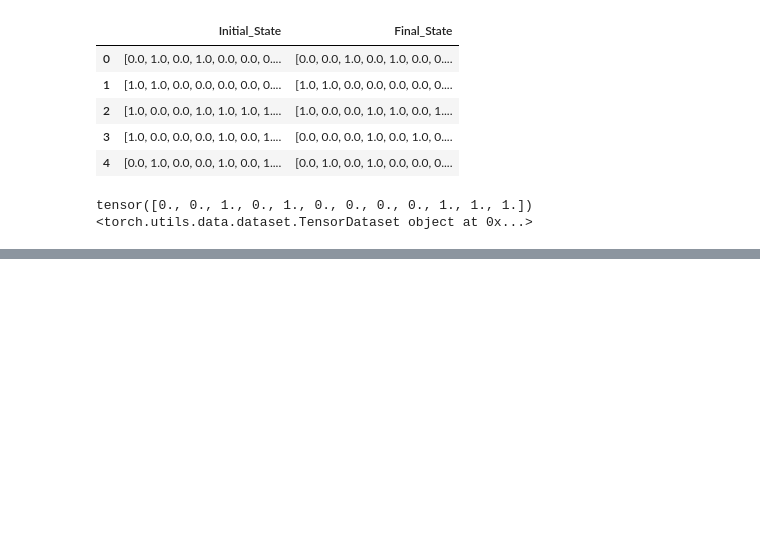
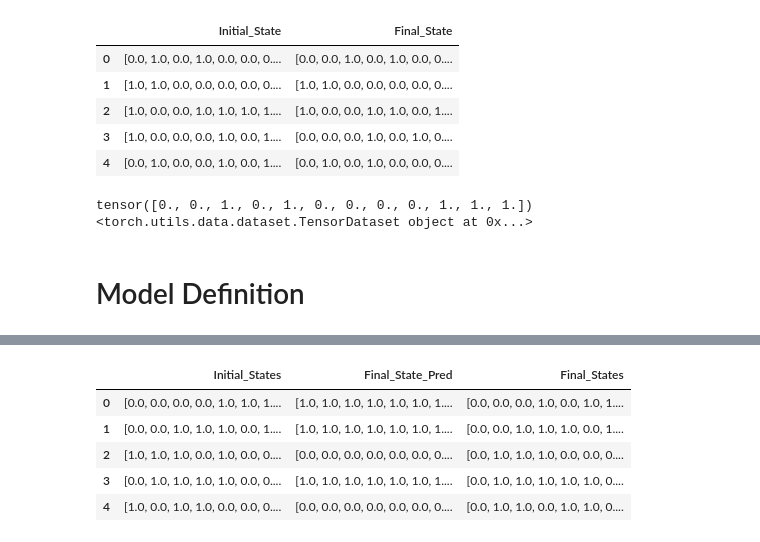
Before and after one commit to sonnyloweus/QuantumDynamicsAI, a Jupyter notebook: Quantum_Transformer2.ipynb, the cells around one changed output, grey strips where cells are left out. Saved outputs shown, nothing was run; the diff lists cells and outputs as text; code cells hidden in the pictures; blank space fills up the shorter version.

```diff
--- a/Quantum_Transformer2.ipynb
+++ b/Quantum_Transformer2.ipynb
@@ -451,6 +453,8 @@ test_loader = DataLoader(test_dataset, batch_size=32, shuffle=False)
 # %% [output]
 tensor([0., 0., 1., 0., 1., 0., 0., 0., 0., 1., 1., 1.])
 <torch.utils.data.dataset.TensorDataset object at 0x...>
+# %% [markdown]
+# Model Definition
 # %%
 class SelfAttention(nn.Module):
     def __init__(self, d_model, heads):
@@ -729,13 +767,13 @@ criterion = nn.BCELoss()
 optimizer = optim.Adam(model.parameters(), lr=0.001)
 
 # Training loop
-epochs = 1
+epochs = 5
 for epoch in range(epochs):
     model.train()
     total_loss = 0.0
     for inputs, targets in train_loader:
         optimizer.zero_grad()
-        outputs = model(inputs)
+        outputs = model(inputs.long())
         loss = criterion(outputs, targets)
         loss.backward()
         optimizer.step()
@@ -752,7 +790,7 @@ given = []
 actual = []
 with torch.no_grad():
     for inputs, targets in test_loader:
-        outputs = model.predict_binary(inputs)
+        outputs = model.predict_binary(inputs.long())
         loss = criterion(outputs, targets)
         total_loss += loss.item()
         for i in range(len(inputs)):
@@ -772,3 +810,4 @@ preds = {
 }
 final_df = pd.DataFrame(preds)
 final_df.head()
+# %% [output]
@@ -774,0 +820,6 @@ final_df.head()
+|  | Initial_States | Final_State_Pred | Final_States |
+| 0 | [0.0, 0.0, 0.0, 0.0, 1.0, 1.0, 1.... | [1.0, 1.0, 1.0, 1.0, 1.0, 1.0, 1.... | [0.0, 0.0, 0.0, 1.0, 0.0, 1.0, 1.... |
+| 1 | [0.0, 0.0, 1.0, 1.0, 1.0, 0.0, 1.... | [1.0, 1.0, 1.0, 1.0, 1.0, 1.0, 1.... | [0.0, 0.0, 1.0, 1.0, 1.0, 0.0, 1.... |
+| 2 | [1.0, 1.0, 1.0, 0.0, 1.0, 0.0, 0.... | [0.0, 0.0, 0.0, 0.0, 0.0, 0.0, 0.... | [0.0, 1.0, 1.0, 1.0, 0.0, 0.0, 0.... |
+| 3 | [0.0, 1.0, 1.0, 1.0, 1.0, 0.0, 0.... | [1.0, 1.0, 1.0, 1.0, 1.0, 1.0, 1.... | [0.0, 1.0, 1.0, 1.0, 1.0, 1.0, 0.... |
+| 4 | [1.0, 0.0, 1.0, 1.0, 0.0, 0.0, 0.... | [0.0, 0.0, 0.0, 0.0, 0.0, 0.0, 0.... | [0.0, 1.0, 1.0, 0.0, 1.0, 1.0, 0.... |
```
Also changed, not shown: parts of 4 cells of this notebook.
